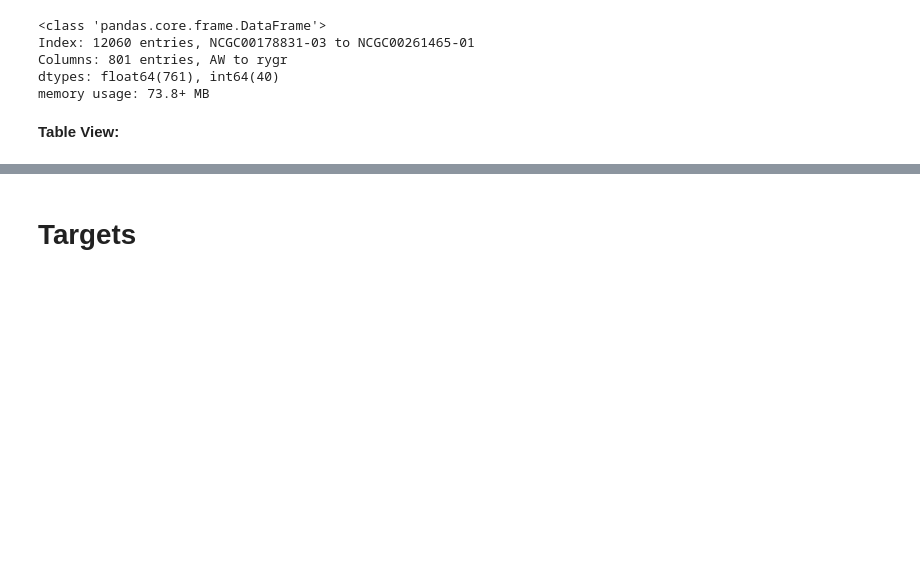
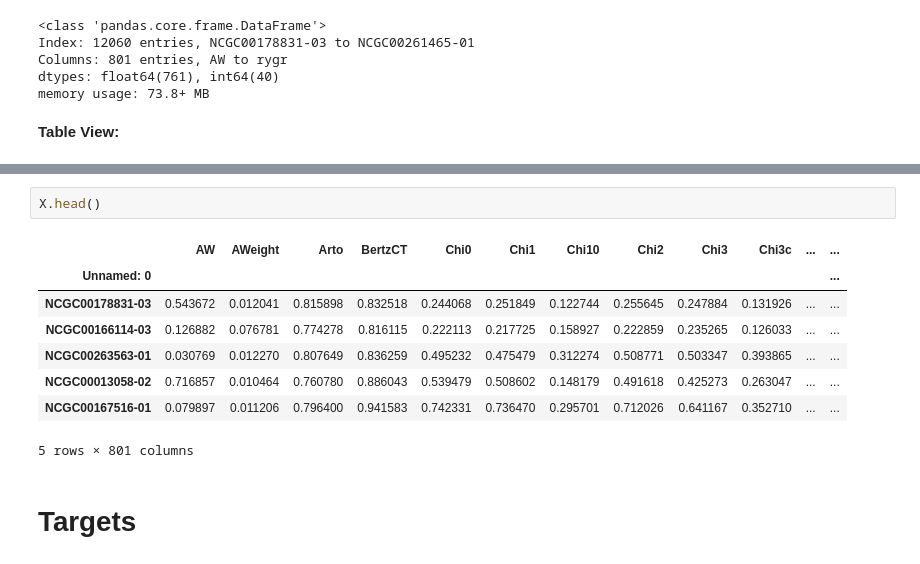
Before and after one commit to elcinelif/toxikind, a Jupyter notebook: notebooks/data_exploration_bart.ipynb, the cells around one changed output, grey strips where cells are left out. Cells and saved outputs as stored; diff of their text form; blank space fills up the shorter version.

```diff
--- a/notebooks/data_exploration_bart.ipynb
+++ b/notebooks/data_exploration_bart.ipynb
@@ -54,3 +91,14 @@ X
+# %%
+X.head()
+# %% [output]
+|  | AW | AWeight | Arto | BertzCT | Chi0 | Chi1 | Chi10 | Chi2 | Chi3 | Chi3c | ... | ... |
+| Unnamed: 0 |  |  |  |  |  |  |  |  |  |  |  | ... |
+| NCGC00178831-03 | 0.543672 | 0.012041 | 0.815898 | 0.832518 | 0.244068 | 0.251849 | 0.122744 | 0.255645 | 0.247884 | 0.131926 | ... | ... |
+| NCGC00166114-03 | 0.126882 | 0.076781 | 0.774278 | 0.816115 | 0.222113 | 0.217725 | 0.158927 | 0.222859 | 0.235265 | 0.126033 | ... | ... |
+| NCGC00263563-01 | 0.030769 | 0.012270 | 0.807649 | 0.836259 | 0.495232 | 0.475479 | 0.312274 | 0.508771 | 0.503347 | 0.393865 | ... | ... |
+| NCGC00013058-02 | 0.716857 | 0.010464 | 0.760780 | 0.886043 | 0.539479 | 0.508602 | 0.148179 | 0.491618 | 0.425273 | 0.263047 | ... | ... |
+| NCGC00167516-01 | 0.079897 | 0.011206 | 0.796400 | 0.941583 | 0.742331 | 0.736470 | 0.295701 | 0.712026 | 0.641167 | 0.352710 | ... | ... |
+5 rows × 801 columns
 # %% [markdown]
 # Targets
 # %% [markdown]
```
Also changed, not shown: parts of 21 cells of this notebook.
